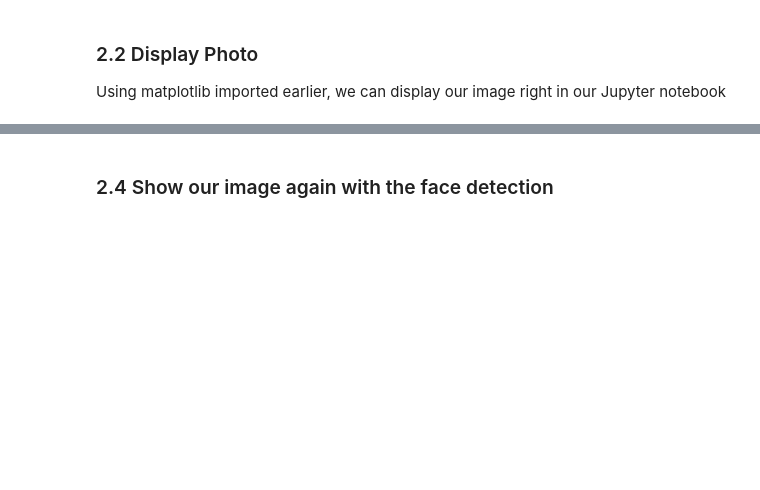
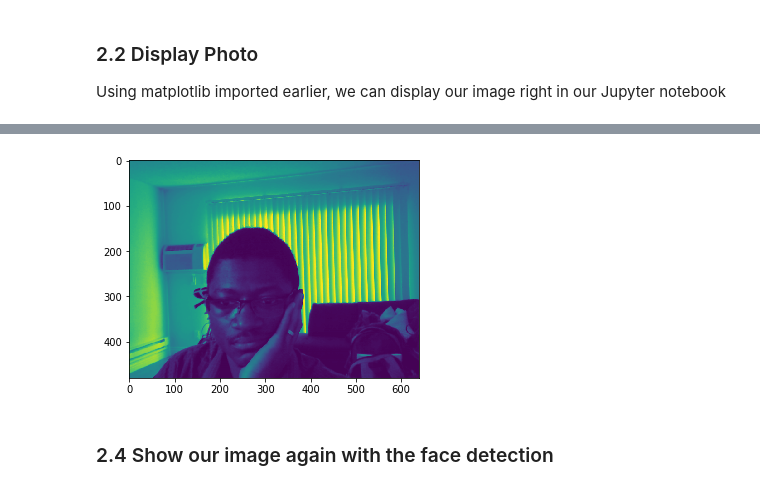
Before and after one commit to Xilinx/PYNQ_Bootcamp, a Jupyter notebook: breakout_sessions/PYNQ402_computer_vision.ipynb, the cells around one changed output, grey strips where cells are left out. Cells and saved outputs as stored; diff of their text form; code cells hidden in the pictures; blank space fills up the shorter version.

```diff
--- a/breakout_sessions/PYNQ402_computer_vision.ipynb
+++ b/breakout_sessions/PYNQ402_computer_vision.ipynb
@@ -83,19 +99,17 @@ It is an Object Detection Algorithm used to identify faces in an image or a real
 
 Image source: https://towardsdatascience.com/face-detection-with-haar-cascade-727f68dafd08
 # %%
-#create our own instance of the classifier
-face_cascade = cv2.CascadeClassifier(
-    '/home/xilinx/jupyter_notebooks/base/video/data/'
-    'haarcascade_frontalface_default.xml')
+#1- create our own instance of the classifier
+face_cascade = cv2.CascadeClassifier('/home/xilinx/jupyter_notebooks/base/video/data/haarcascade_frontalface_default.xml')
 
-#our classifier prefers to work on a gray image
+#2- our classifier prefers to work on a gray image
+#so we convert our image to grayscale
 gray = cv2.cvtColor(frame, cv2.COLOR_BGR2GRAY)
-faces = face_cascade.detectMultiScale(gray, 1.3, 5)
 
-#draw a rectangle around any faces we find
-for (x,y,w,h) in faces:
-    cv2.rectangle(frame,(x,y),(x+w,y+h),(255,0,0),2)
-    roi_gray = gray[y:y+h, x:x+w]
-    roi_color = frame[y:y+h, x:x+w]
+#3- Let's see what the grayscale image look like
+plt.imshow(gray[:,:])
+plt.show()
+# %% [output]
+[figure, added]
 # %% [markdown]
 ### 2.4 Show our image again with the face detection
```
Also changed, not shown: parts of 24 cells of this notebook.
